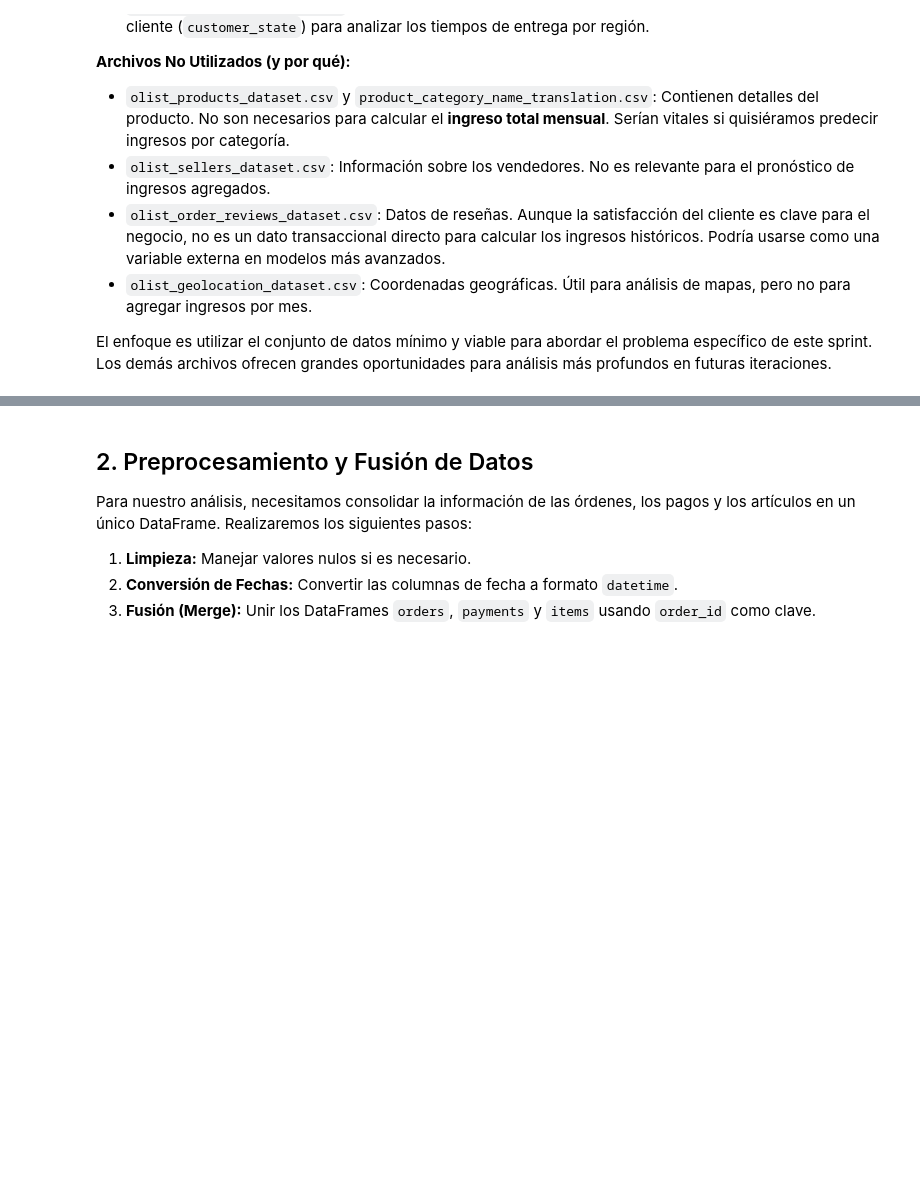
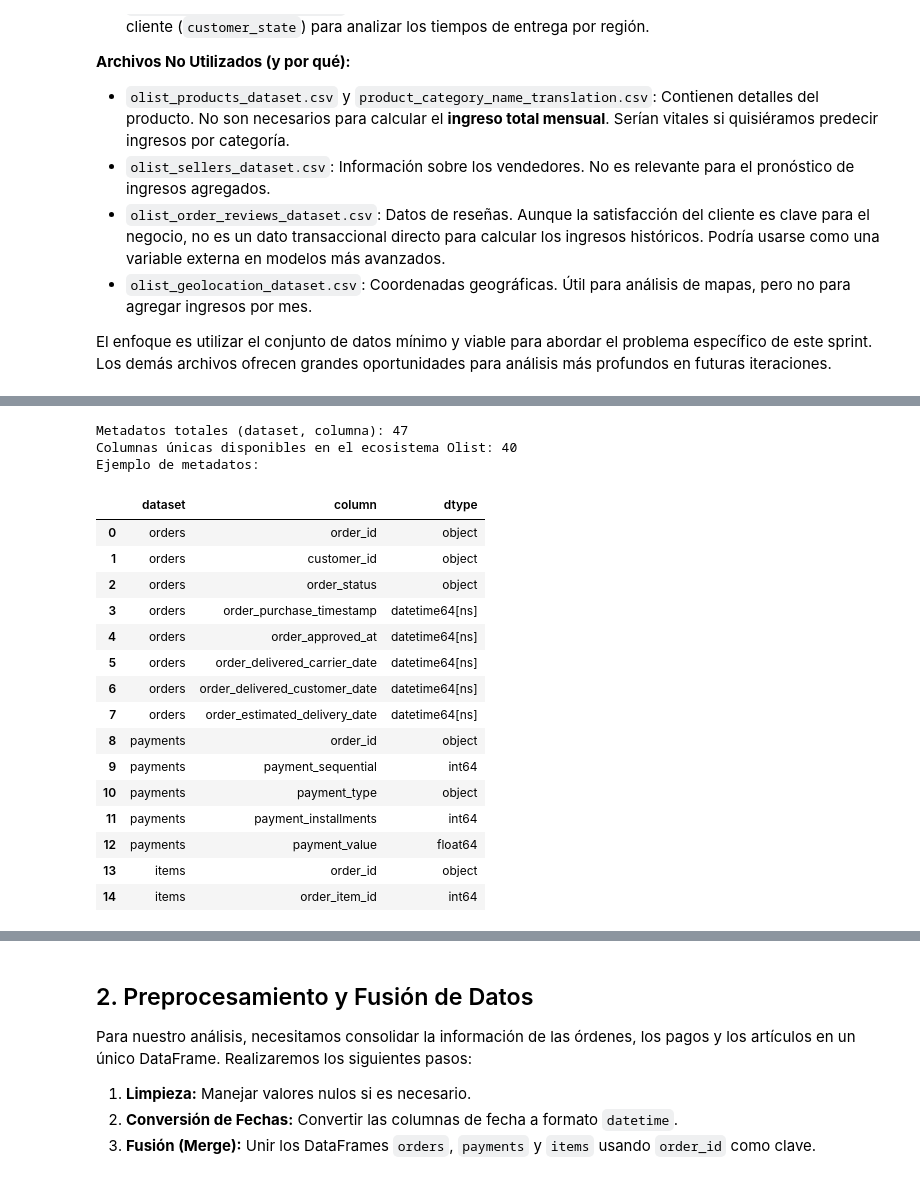
Before and after one commit to paukiss/MIADAS13, a Jupyter notebook: sprint_1_forecast_ingresos.ipynb, the cells around one changed output, grey strips where cells are left out. Cells and saved outputs as stored; diff of their text form; code cells hidden in the pictures; blank space fills up the shorter version.

```diff
--- a/sprint_1_forecast_ingresos.ipynb
+++ b/sprint_1_forecast_ingresos.ipynb
@@ -78,0 +69,61 @@ El enfoque es utilizar el conjunto de datos mínimo y viable para abordar el pro
+# %%
+from pathlib import Path
+
+# Cargar datasets complementarios si no están en memoria
+if 'products' not in globals():
+    products = pd.read_csv('olist_products_dataset.csv')
+if 'sellers' not in globals():
+    sellers = pd.read_csv('olist_sellers_dataset.csv')
+if 'reviews' not in globals():
+    reviews = pd.read_csv('olist_order_reviews_dataset.csv')
+if 'translation' not in globals():
+    translation = pd.read_csv('product_category_name_translation.csv')
+
+# Inventario de columnas por dataset
+datasets_dict = {
+    'orders': orders,
+    'payments': payments,
+    'items': items,
+    'customers': customers,
+    'products': products,
+    'sellers': sellers,
+    'reviews': reviews,
+    'translation': translation
+}
+
+metadata_rows = []
+for name, df_tmp in datasets_dict.items():
+    for col in df_tmp.columns:
+        metadata_rows.append({
+            'dataset': name,
+            'column': col,
+            'dtype': str(df_tmp[col].dtype)
+        })
+
+metadata_catalog = pd.DataFrame(metadata_rows)
+unique_columns = metadata_catalog['column'].nunique()
+total_metadata = metadata_catalog.shape[0]
+print(f"Metadatos totales (dataset, columna): {total_metadata}")
+print(f"Columnas únicas disponibles en el ecosistema Olist: {unique_columns}")
+print("Ejemplo de metadatos:")
+metadata_catalog.head(15)
+# %% [output]
+Metadatos totales (dataset, columna): 47
+Columnas únicas disponibles en el ecosistema Olist: 40
+Ejemplo de metadatos:
+|  | dataset | column | dtype |
+| 0 | orders | order_id | object |
+| 1 | orders | customer_id | object |
+| 2 | orders | order_status | object |
+| 3 | orders | order_purchase_timestamp | datetime64[ns] |
+| 4 | orders | order_approved_at | datetime64[ns] |
+| 5 | orders | order_delivered_carrier_date | datetime64[ns] |
+| 6 | orders | order_delivered_customer_date | datetime64[ns] |
+| 7 | orders | order_estimated_delivery_date | datetime64[ns] |
+| 8 | payments | order_id | object |
+| 9 | payments | payment_sequential | int64 |
+| 10 | payments | payment_type | object |
+| 11 | payments | payment_installments | int64 |
+| 12 | payments | payment_value | float64 |
+| 13 | items | order_id | object |
+| 14 | items | order_item_id | int64 |
```
Also changed, not shown: parts of 17 cells of this notebook.
